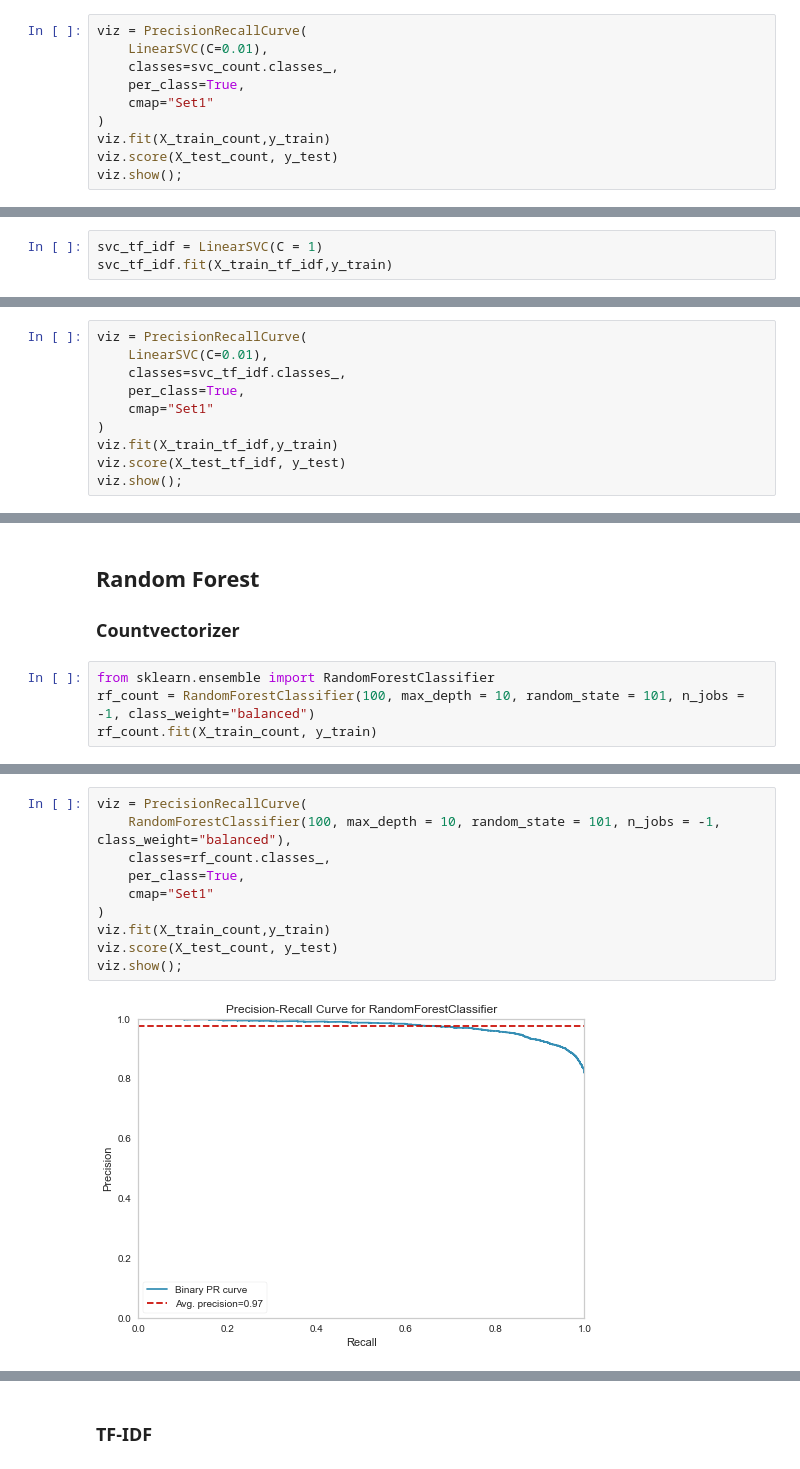
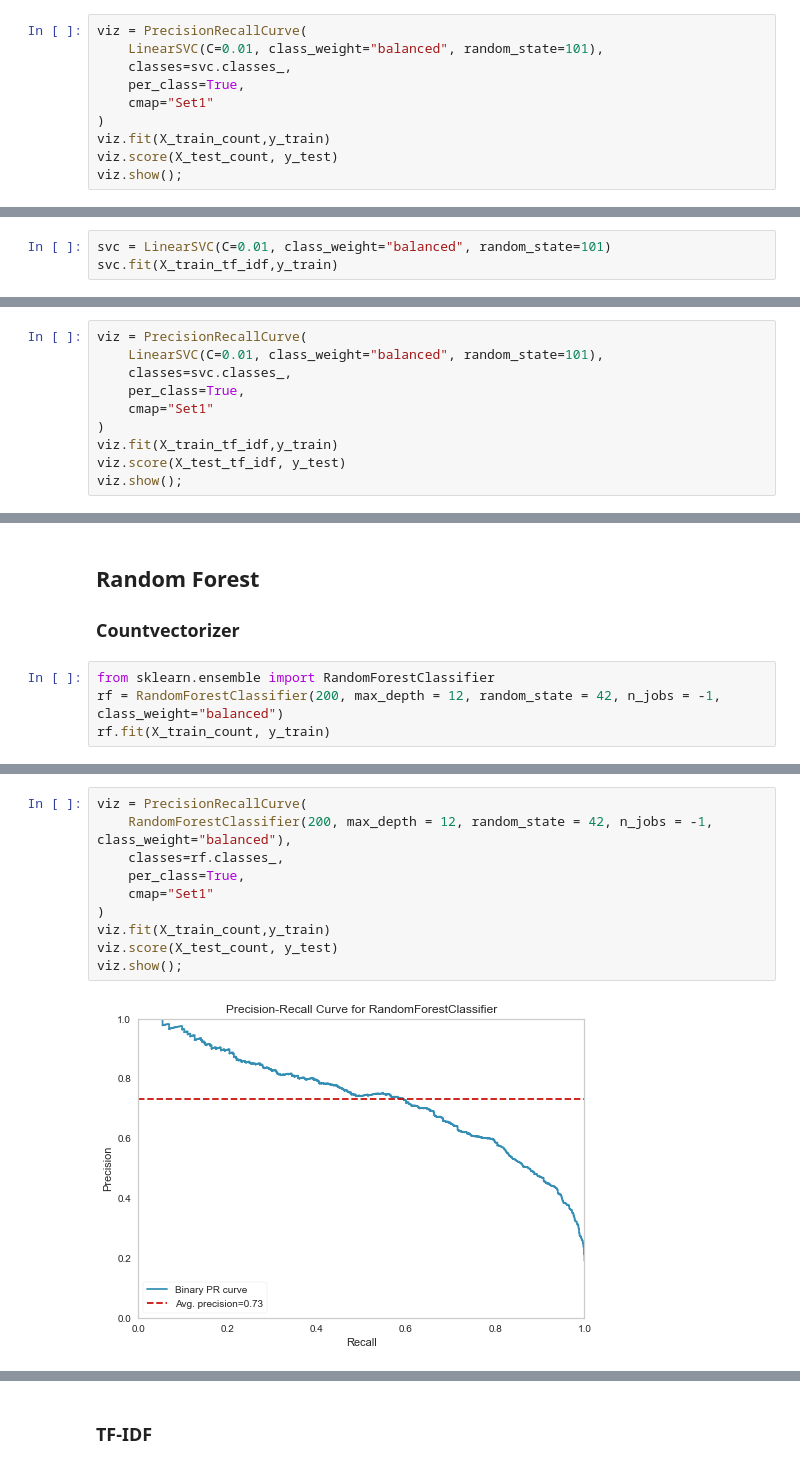
Before and after one commit to Bir01/03_DATA_SCIENCE_MACHINE_LEARNING_MODULE, a Jupyter notebook: 3- Classes_Labs/4. NLP/NLP_Sentiment_Analysis_Project.ipynb, the cells around one changed output, grey strips where cells are left out. Cells and saved outputs as stored; diff of their text form.

```diff
--- a/3- Classes_Labs/4. NLP/NLP_Sentiment_Analysis_Project.ipynb
+++ b/3- Classes_Labs/4. NLP/NLP_Sentiment_Analysis_Project.ipynb
@@ -778,7 +973,7 @@ weighted avg       0.91      0.91      0.91     18112
 # %%
 viz = PrecisionRecallCurve(
-    LinearSVC(C=0.01),
-    classes=svc_count.classes_,
+    LinearSVC(C=0.01, class_weight="balanced", random_state=101),
+    classes=svc.classes_,
     per_class=True,
     cmap="Set1"
 )
@@ -795,6 +987,6 @@ svc_count_AP_neg = viz.score_
 # %% [markdown]
 ### TD-IDF
 # %%
-svc_tf_idf = LinearSVC(C = 1)
-svc_tf_idf.fit(X_train_tf_idf,y_train)
+svc = LinearSVC(C=0.01, class_weight="balanced", random_state=101)
+svc.fit(X_train_tf_idf,y_train)
 # %% [output]
@@ -827,7 +1047,7 @@ weighted avg       0.94      0.94      0.94     18112
 # %%
 viz = PrecisionRecallCurve(
-    LinearSVC(C=0.01),
-    classes=svc_tf_idf.classes_,
+    LinearSVC(C=0.01, class_weight="balanced", random_state=101),
+    classes=svc.classes_,
     per_class=True,
     cmap="Set1"
 )
@@ -847,6 +1064,6 @@ svc_tf_idf_AP_neg = viz.score_
 ### Countvectorizer
 # %%
 from sklearn.ensemble import RandomForestClassifier
-rf_count = RandomForestClassifier(100, max_depth = 10, random_state = 101, n_jobs = -1, class_weight="balanced")
-rf_count.fit(X_train_count, y_train)
+rf = RandomForestClassifier(200, max_depth = 12, random_state = 42, n_jobs = -1, class_weight="balanced")
+rf.fit(X_train_count, y_train)
 # %% [output]
@@ -880,12 +1125,12 @@ weighted avg       0.90      0.87      0.88     18112
 # %%
 viz = PrecisionRecallCurve(
-    RandomForestClassifier(100, max_depth = 10, random_state = 101, n_jobs = -1, class_weight="balanced"),
-    classes=rf_count.classes_,
+    RandomForestClassifier(200, max_depth = 12, random_state = 42, n_jobs = -1, class_weight="balanced"),
+    classes=rf.classes_,
     per_class=True,
     cmap="Set1"
 )
 viz.fit(X_train_count,y_train)
 viz.score(X_test_count, y_test)
 viz.show();
 # %% [output]
-[figure, old version]
+[figure, new version]
```
Also changed, not shown: parts of 190 cells of this notebook.
